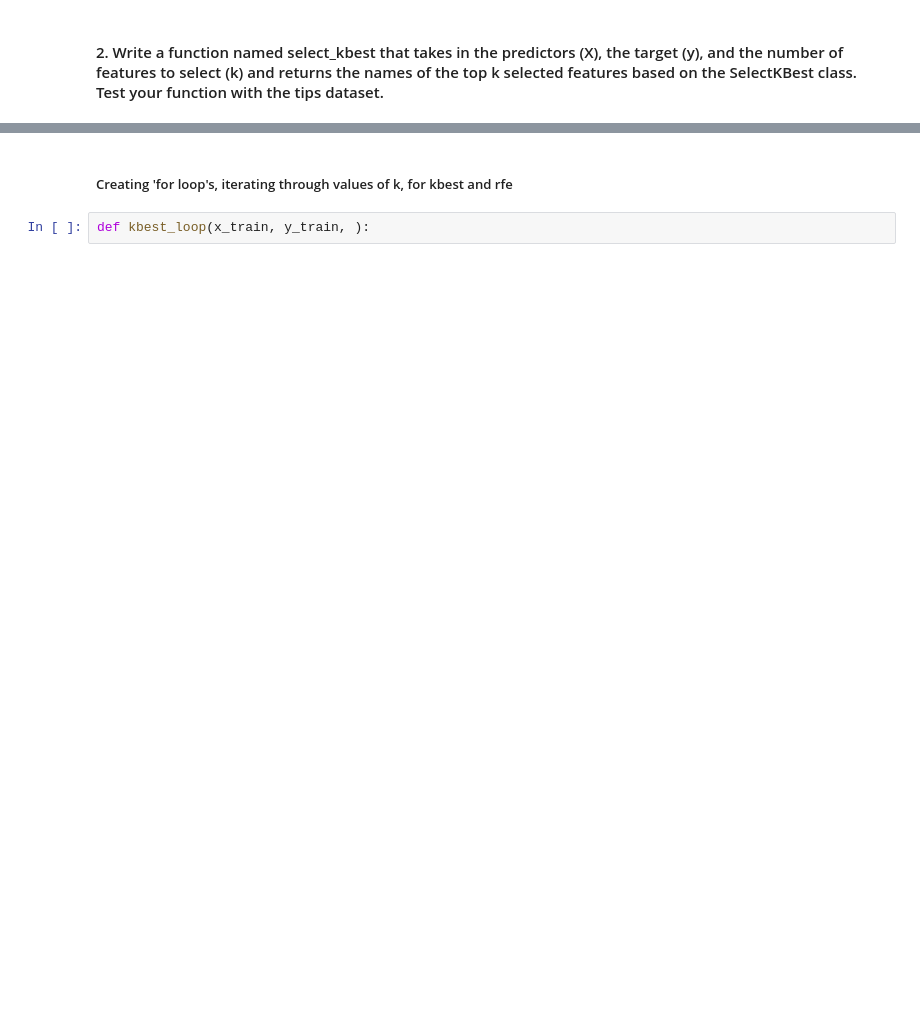
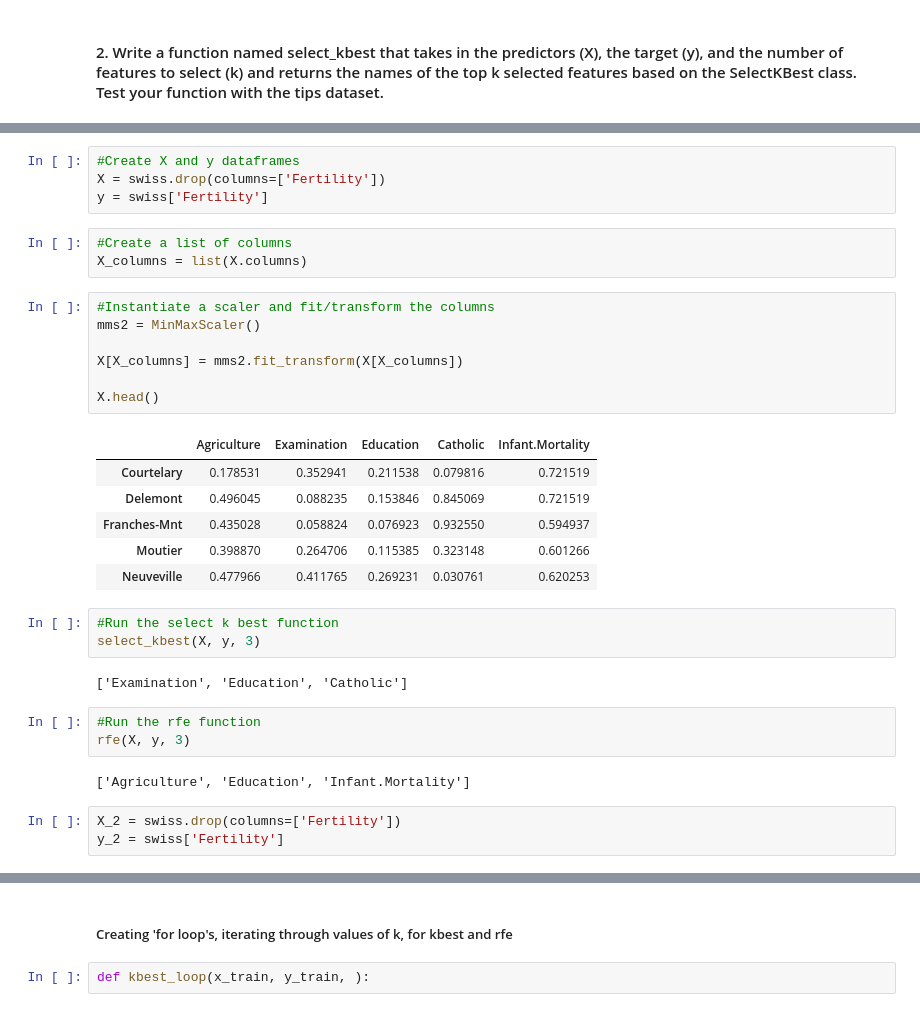
Before and after one commit to SchneemannDavid/regression-exercises, a Jupyter notebook: exercises/feature_engineering.ipynb, the cells around one changed output, grey strips where cells are left out. Drawn from its saved outputs; the diff is of its cells as text; blank space fills up the shorter version.

```diff
--- a/exercises/feature_engineering.ipynb
+++ b/exercises/feature_engineering.ipynb
@@ -177,0 +231,34 @@ e. Why do you think select k best and recursive feature elimination might give d
+# %%
+#Create X and y dataframes
+X = swiss.drop(columns=['Fertility'])
+y = swiss['Fertility']
+# %%
+#Create a list of columns
+X_columns = list(X.columns)
+# %%
+#Instantiate a scaler and fit/transform the columns
+mms2 = MinMaxScaler()
+
+X[X_columns] = mms2.fit_transform(X[X_columns])
+
+X.head()
+# %% [output]
+|  | Agriculture | Examination | Education | Catholic | Infant.Mortality |
+| Courtelary | 0.178531 | 0.352941 | 0.211538 | 0.079816 | 0.721519 |
+| Delemont | 0.496045 | 0.088235 | 0.153846 | 0.845069 | 0.721519 |
+| Franches-Mnt | 0.435028 | 0.058824 | 0.076923 | 0.932550 | 0.594937 |
+| Moutier | 0.398870 | 0.264706 | 0.115385 | 0.323148 | 0.601266 |
+| Neuveville | 0.477966 | 0.411765 | 0.269231 | 0.030761 | 0.620253 |
+# %%
+#Run the select k best function
+select_kbest(X, y, 3)
+# %% [output]
+['Examination', 'Education', 'Catholic']
+# %%
+#Run the rfe function
+rfe(X, y, 3)
+# %% [output]
+['Agriculture', 'Education', 'Infant.Mortality']
+# %%
+X_2 = swiss.drop(columns=['Fertility'])
+y_2 = swiss['Fertility']
```
Also changed, not shown: parts of 16 cells of this notebook, 3 other files.
